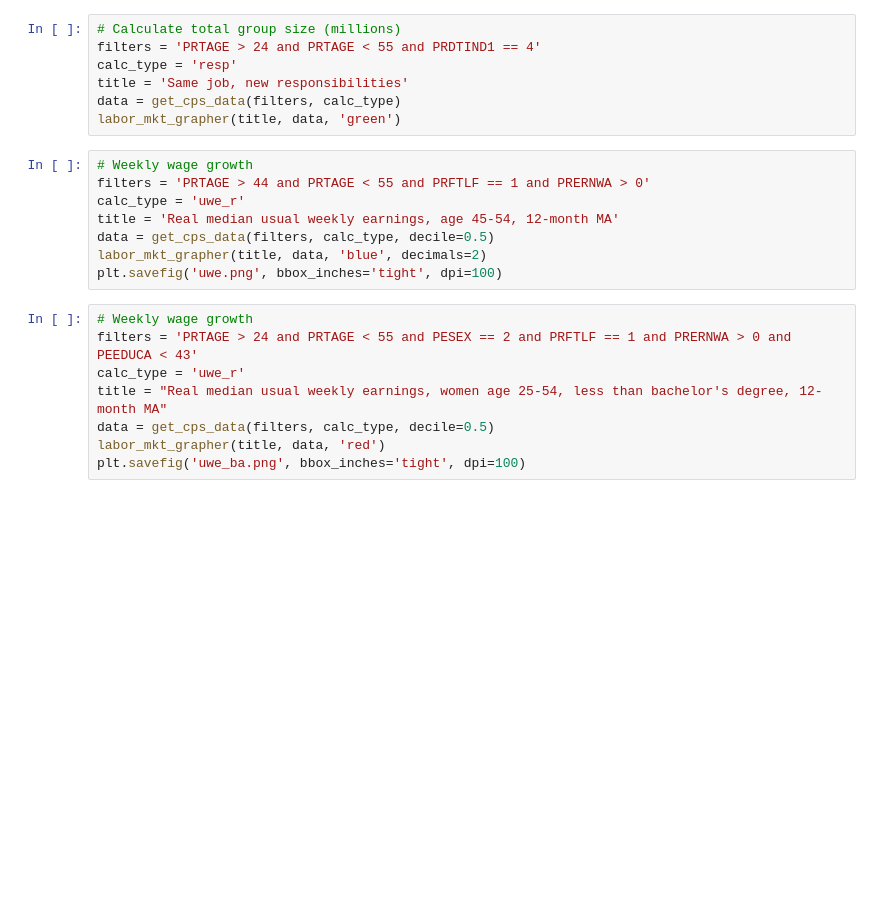
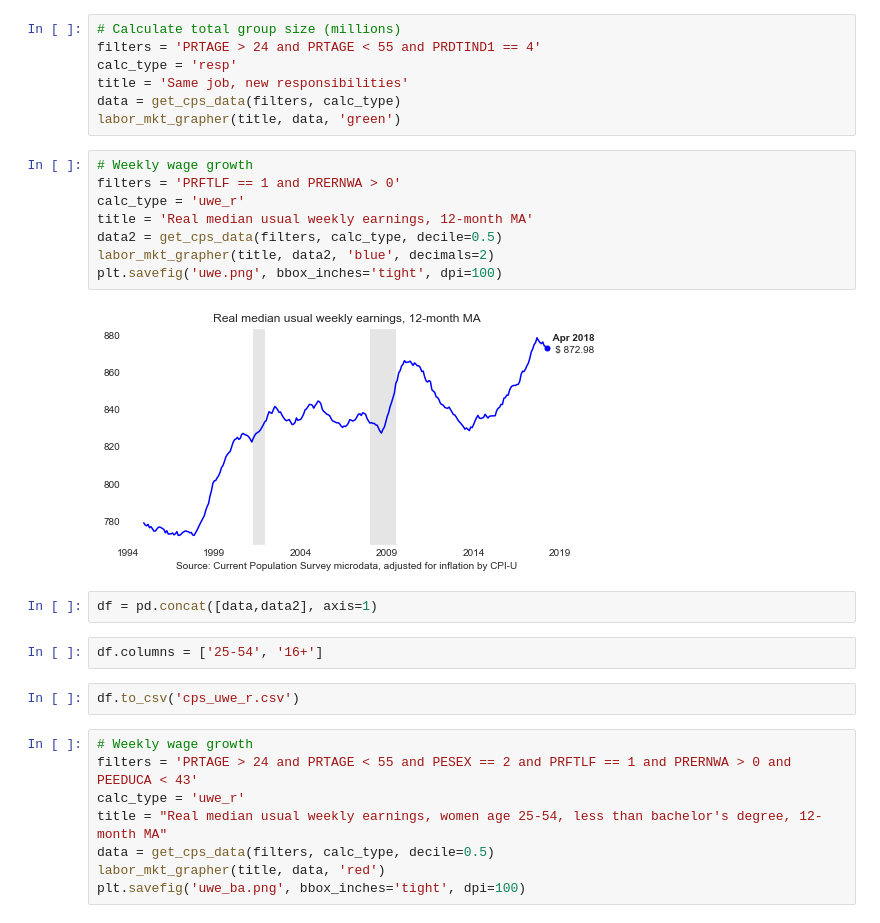
Before and after one commit to bdecon/econ_data, a Jupyter notebook: micro/CPS_Labor_Market_Grapher.ipynb, the cells around one changed output. Saved outputs shown, nothing was run; the diff lists cells and outputs as text; blank space fills up the shorter version.

Commit message:
Updated econ_data examples

```diff
--- a/micro/CPS_Labor_Market_Grapher.ipynb
+++ b/micro/CPS_Labor_Market_Grapher.ipynb
@@ -177,12 +177,20 @@ data = get_cps_data(filters, calc_type)
 labor_mkt_grapher(title, data, 'green')
 # %%
 # Weekly wage growth
-filters = 'PRTAGE > 44 and PRTAGE < 55 and PRFTLF == 1 and PRERNWA > 0'
+filters = 'PRFTLF == 1 and PRERNWA > 0'
 calc_type = 'uwe_r'
-title = 'Real median usual weekly earnings, age 45-54, 12-month MA'
-data = get_cps_data(filters, calc_type, decile=0.5)
-labor_mkt_grapher(title, data, 'blue', decimals=2)
+title = 'Real median usual weekly earnings, 12-month MA'
+data2 = get_cps_data(filters, calc_type, decile=0.5)
+labor_mkt_grapher(title, data2, 'blue', decimals=2)
 plt.savefig('uwe.png', bbox_inches='tight', dpi=100)
+# %% [output]
+[figure, added]
+# %%
+df = pd.concat([data,data2], axis=1)
+# %%
+df.columns = ['25-54', '16+']
+# %%
+df.to_csv('cps_uwe_r.csv')
 # %%
 # Weekly wage growth
 filters = 'PRTAGE > 24 and PRTAGE < 55 and PESEX == 2 and PRFTLF == 1 and PRERNWA > 0 and PEEDUCA < 43'
```
Also changed, not shown: parts of 4 cells of this notebook, 6 other files.
